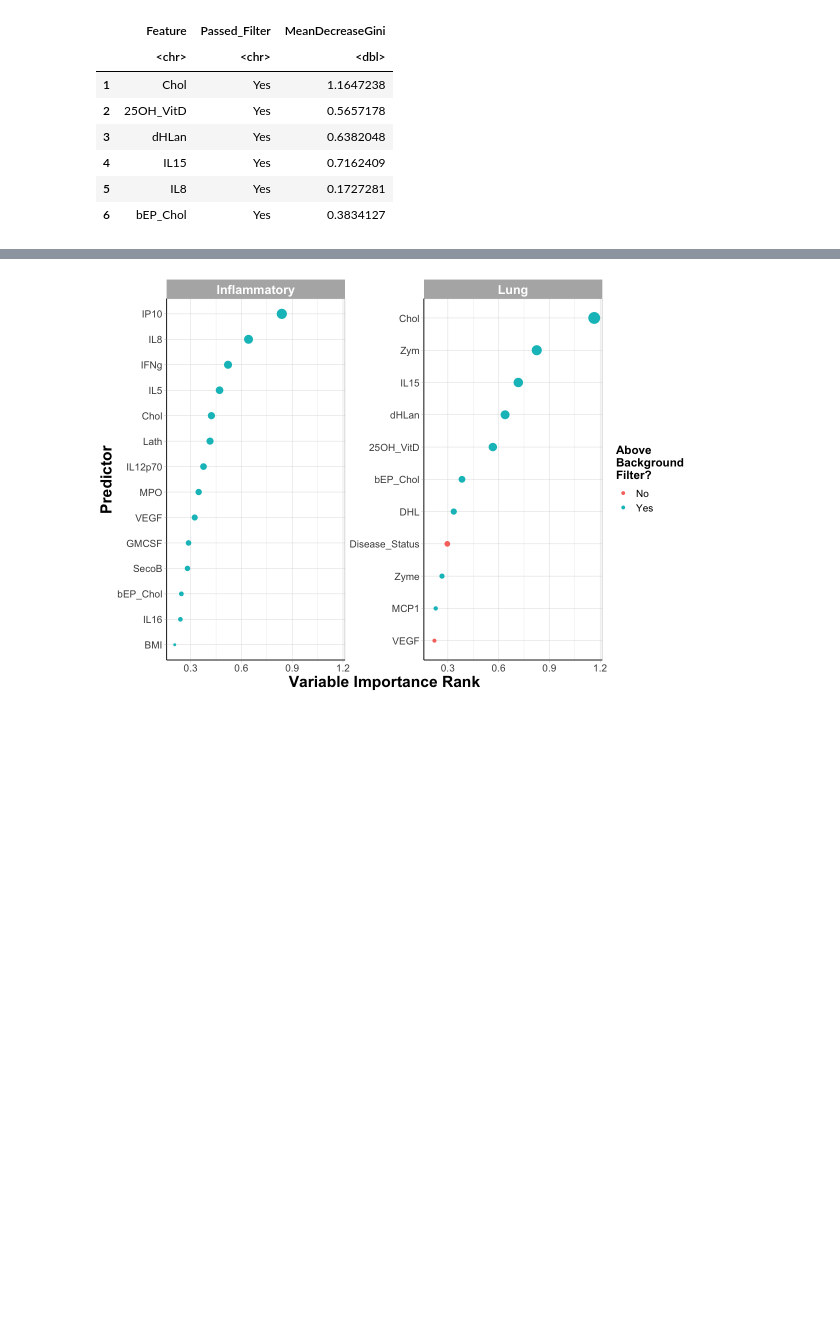
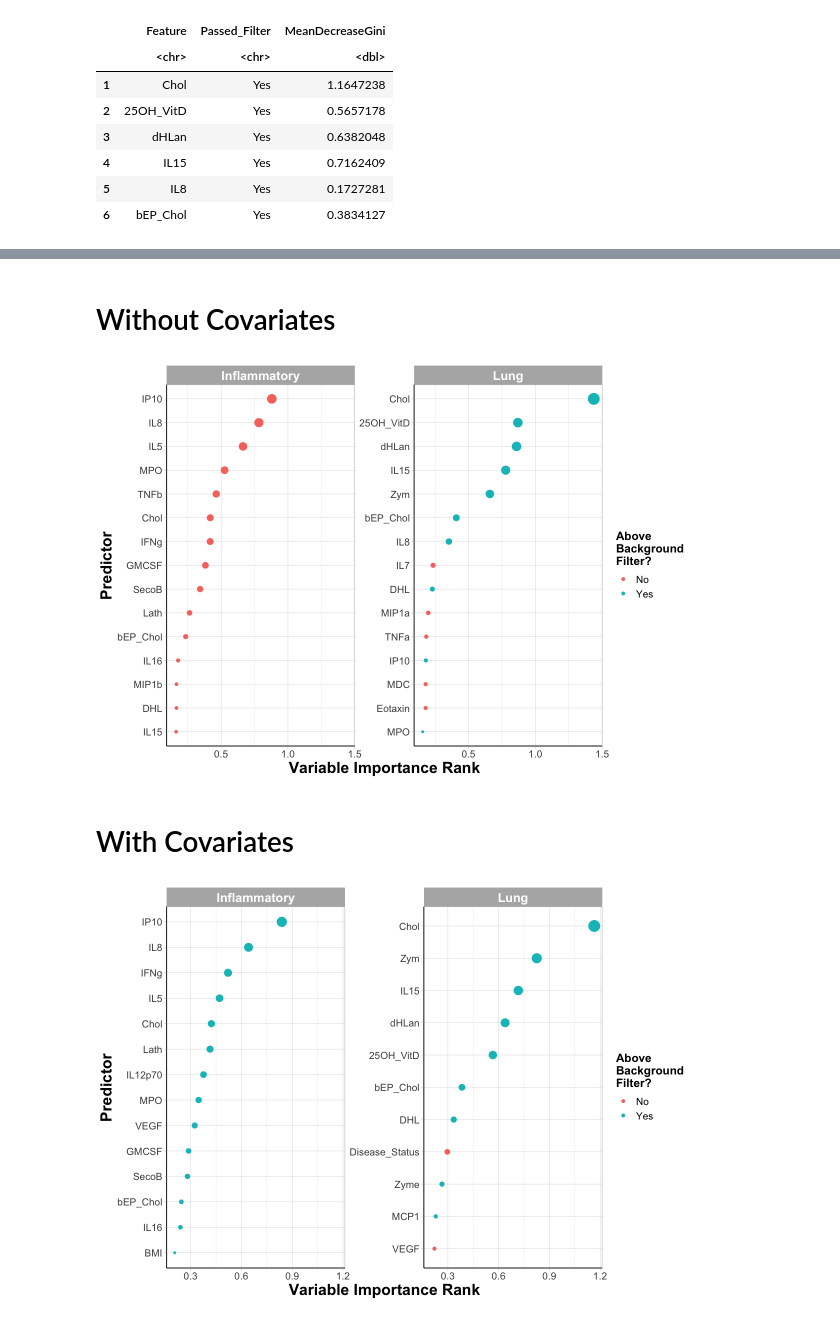
Before and after one commit to UNC-CEMALB/Ozone-exposure-is-associated-with-alterations-in-lung-and-systemic-sterol-profiles-in-healthy-and-as, a Jupyter notebook: 3. ML Visualization/Variable Importance Plot.ipynb, the cells around one changed output, grey strips where cells are left out. Cells and saved outputs as stored; diff of their text form; code cells hidden in the pictures; blank space fills up the shorter version.

```diff
--- a/3. ML Visualization/Variable Importance Plot.ipynb
+++ b/3. ML Visualization/Variable Importance Plot.ipynb
@@ -68,3 +73,33 @@ A data.frame: 6 × 4
+# %% [markdown]
+# Without Covariates
+# %%
+options(repr.plot.width=10, repr.plot.height=7) #changing size
+
+#only plotting features w/ a mean decrease gini > 0.2
+ggplot(data = var_imp_df %>% filter(MeanDecreaseGini > 0.15)) +
+  geom_point(aes(x = MeanDecreaseGini, y = reorder_within(Predictor, MeanDecreaseGini, Response),
+                 color = Passed_Filter, size = MeanDecreaseGini)) +
+
+  facet_wrap(~Response, scales = 'free_y') +
+
+  theme_light() +
+  theme(axis.line = element_line(colour = "black"), #making x and y axes black
+        axis.text = element_text(size = 12), #changing size of x axis labels
+        axis.title = element_text(face = "bold", size = rel(1.7)), #changes axis titles
+        legend.title = element_text(face = 'bold', size = 14), #changes legend title
+        legend.text = element_text(size = 12), #changes legend text
+        strip.text.x = element_text(size = 15, face = "bold"), #changes size of facet x axis
+        strip.text.y = element_text(size = 15, face = "bold")) + #changes size of facet y axis
+  labs(x = 'Variable Importance Rank', y = 'Predictor', color = "Above \nBackground \nFilter?") + #changing axis labels
+
+  #this removes response variable from y axes
+  scale_y_reordered() +
+  #removing size legend
+  guides(size = "none")
+# %% [output]
+[figure, added]
+# %% [markdown]
+# With Covariates
 # %%
 options(repr.plot.width=10, repr.plot.height=7) #changing size
 
```
Also changed, not shown: parts of 4 cells of this notebook, 1 other file.
